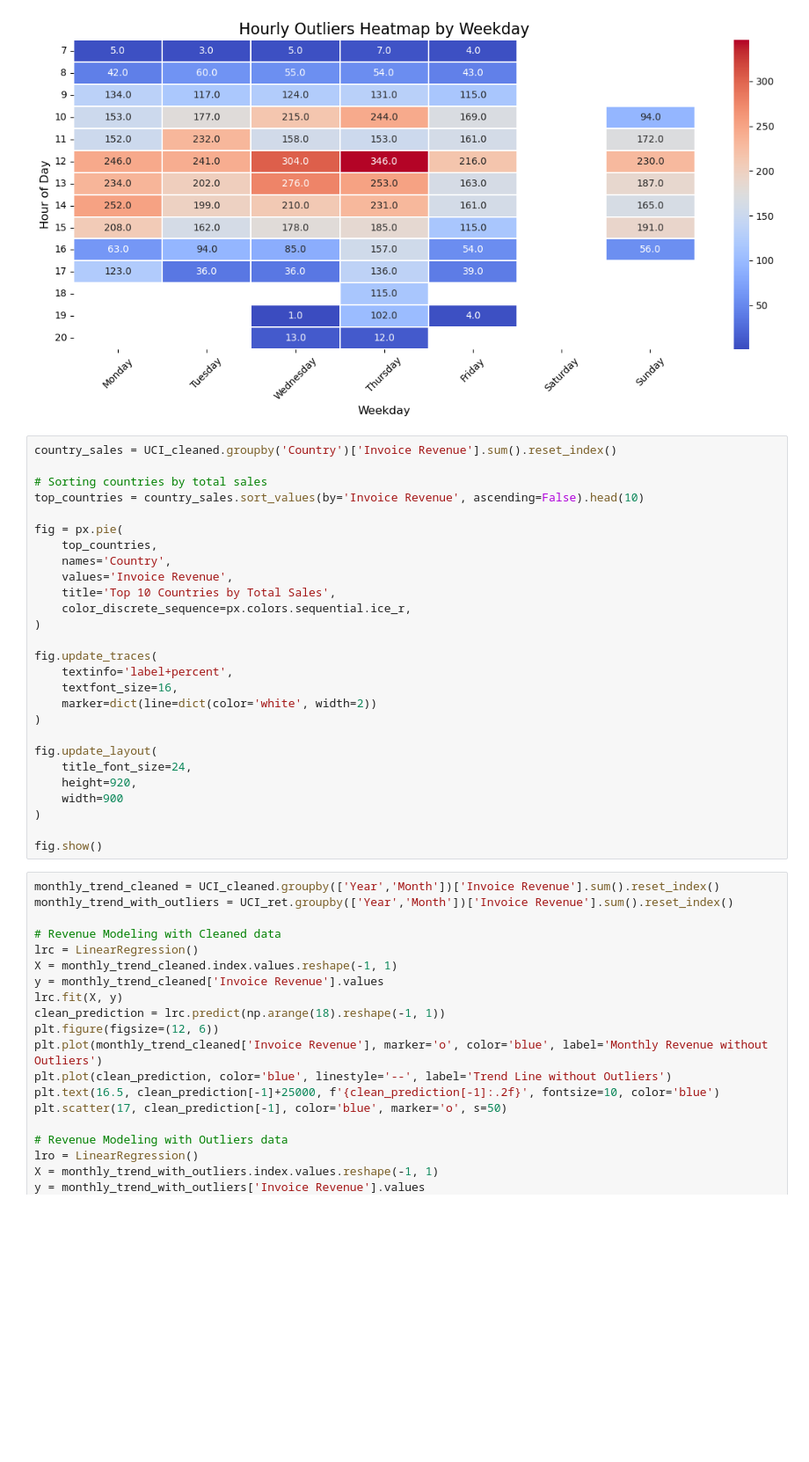
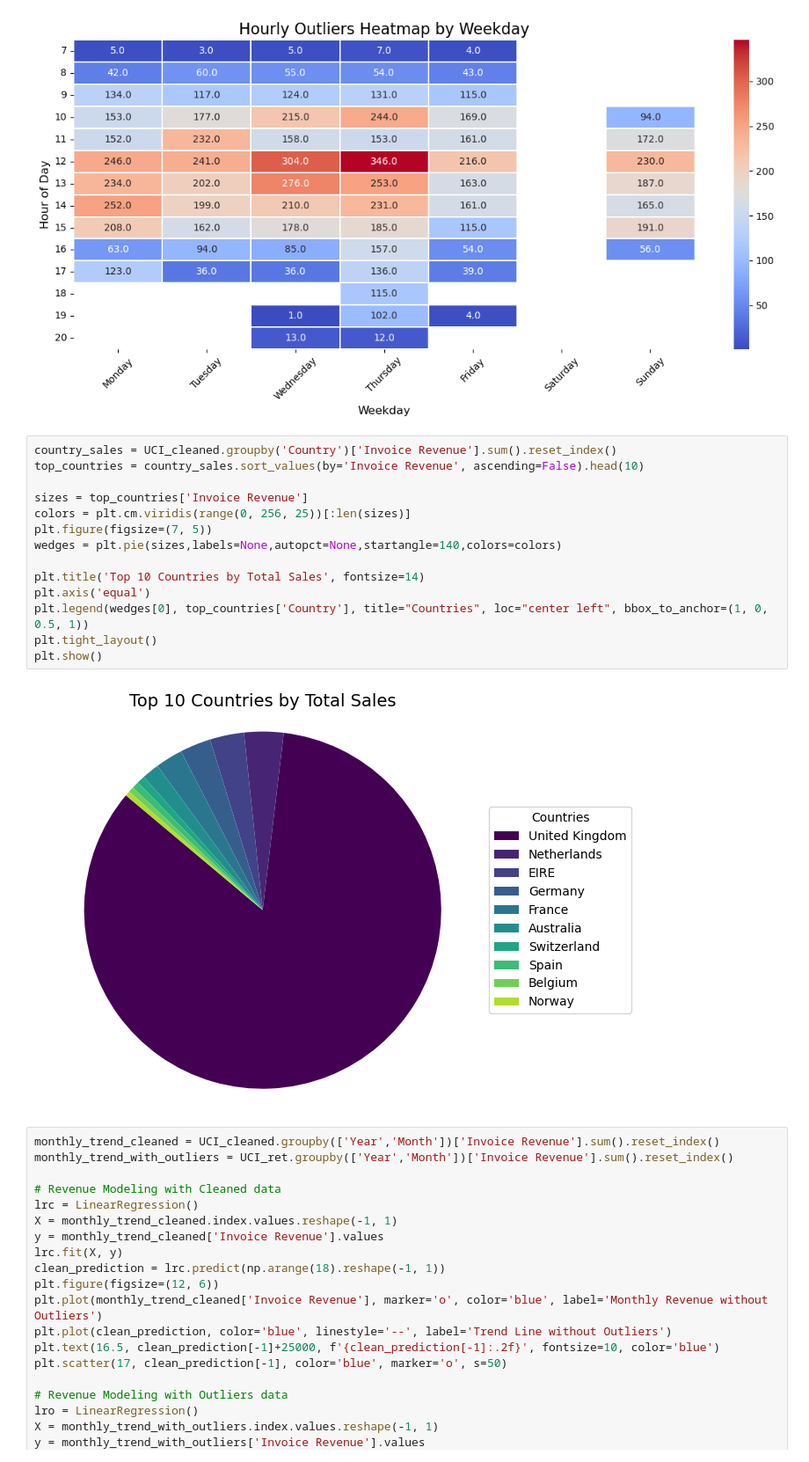
Before and after one commit to TanuTiwari4722/Freeflow_Task, a Jupyter notebook: PS2.ipynb, the cells around one changed output. Shown at 88% size. Saved outputs shown, nothing was run; the diff lists cells and outputs as text; blank space fills up the shorter version.

```diff
--- a/PS2.ipynb
+++ b/PS2.ipynb
@@ -774,33 +774,22 @@ plt.tight_layout()
 plt.show()
 # %% [output]
 [figure]
-# %%
-country_sales = UCI_cleaned.groupby('Country')['Invoice Revenue'].sum().reset_index()
-
-# Sorting countries by total sales
-top_countries = country_sales.sort_values(by='Invoice Revenue', ascending=False).head(10)
-
-fig = px.pie(
-    top_countries,
-    names='Country',
-    values='Invoice Revenue',
-    title='Top 10 Countries by Total Sales',
-    color_discrete_sequence=px.colors.sequential.ice_r,
-)
-
-fig.update_traces(
-    textinfo='label+percent',
-    textfont_size=16,
-    marker=dict(line=dict(color='white', width=2))
-)
-
-fig.update_layout(
-    title_font_size=24,
-    height=920,
-    width=900
-)
-
-fig.show()
+# %%
+country_sales = UCI_cleaned.groupby('Country')['Invoice Revenue'].sum().reset_index()
+top_countries = country_sales.sort_values(by='Invoice Revenue', ascending=False).head(10)
+
+sizes = top_countries['Invoice Revenue']
+colors = plt.cm.viridis(range(0, 256, 25))[:len(sizes)]
+plt.figure(figsize=(7, 5))
+wedges = plt.pie(sizes,labels=None,autopct=None,startangle=140,colors=colors)
+
+plt.title('Top 10 Countries by Total Sales', fontsize=14)
+plt.axis('equal')
+plt.legend(wedges[0], top_countries['Country'], title="Countries", loc="center left", bbox_to_anchor=(1, 0, 0.5, 1))
+plt.tight_layout()
+plt.show()
+# %% [output]
+[figure, added]
 # %%
 monthly_trend_cleaned = UCI_cleaned.groupby(['Year','Month'])['Invoice Revenue'].sum().reset_index()
 monthly_trend_with_outliers = UCI_ret.groupby(['Year','Month'])['Invoice Revenue'].sum().reset_index()
```
Also changed, not shown: parts of 3 cells of this notebook.
